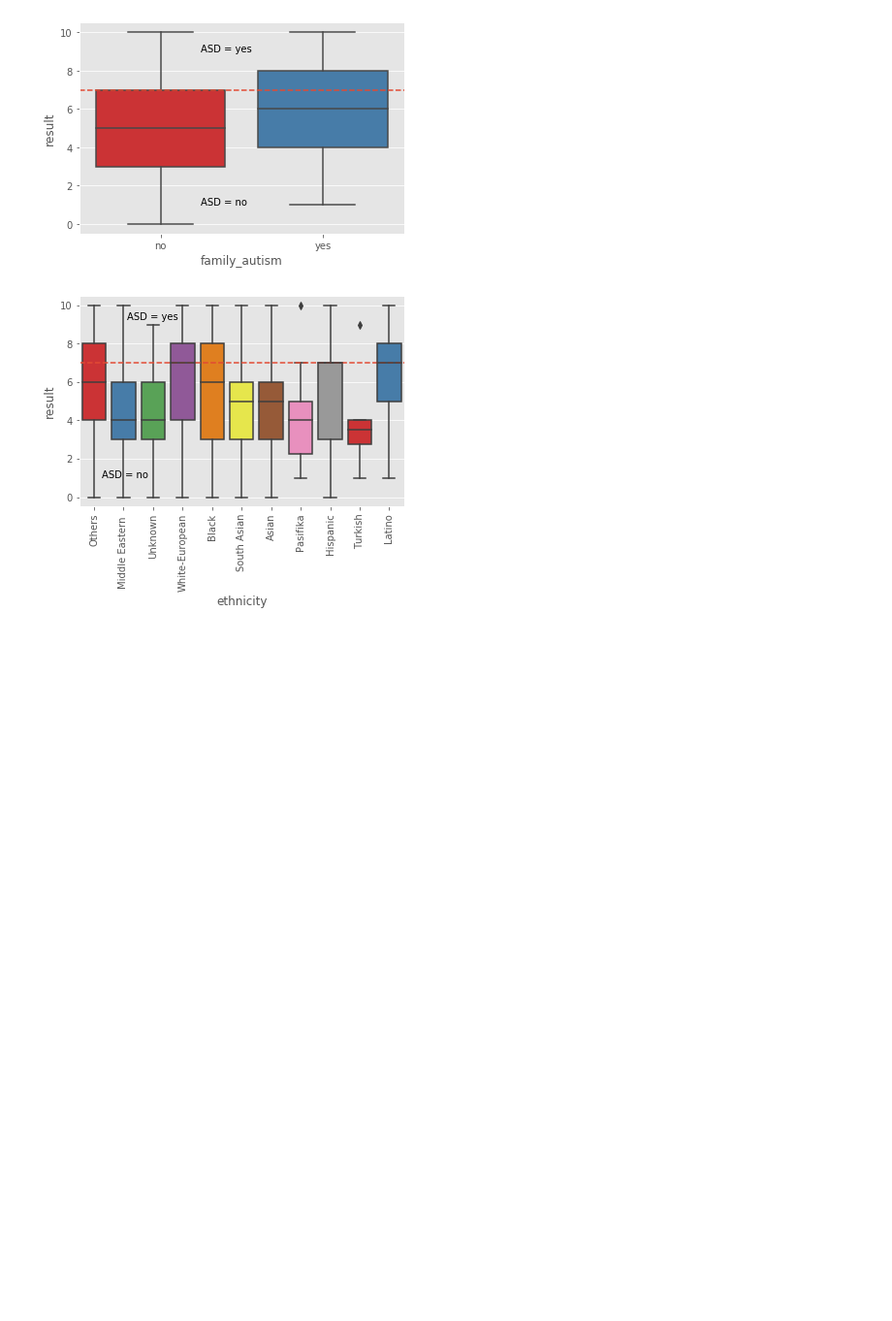
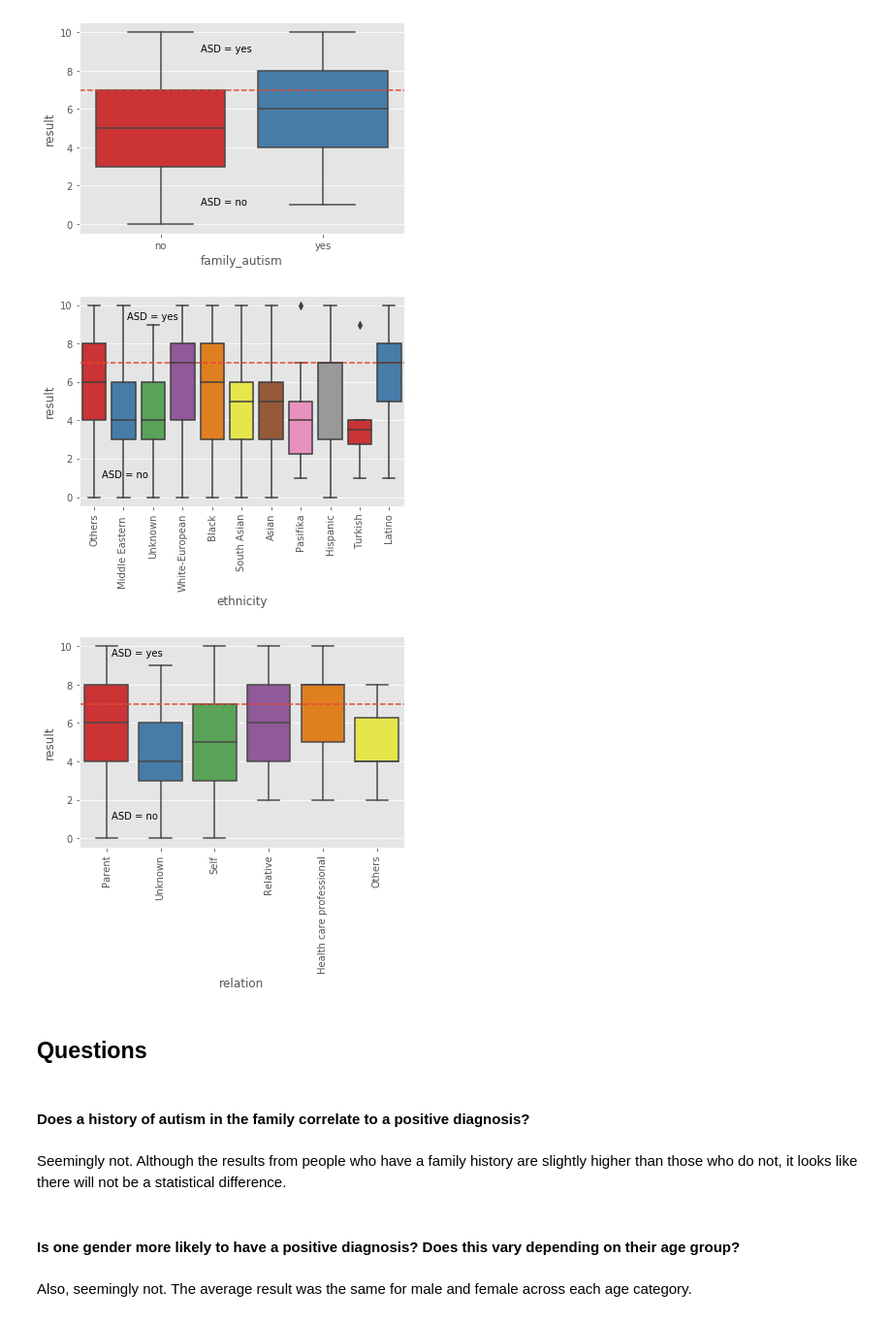
Before and after one commit to triffidia/Autism-Assessment-Project, a Jupyter notebook: Autism Data EDA.ipynb, the cells around one changed output. Shown at 97% size. Drawn from its saved outputs; the diff is of its cells as text; code cells hidden in the pictures; blank space fills up the shorter version.

```diff
--- a/Autism Data EDA.ipynb
+++ b/Autism Data EDA.ipynb
@@ -470,3 +473,22 @@ _ = plt.text(1.1,9.25, "ASD = yes")
 _ = plt.text(0.25,1, "ASD = no")
 # %% [output]
 [figure]
+# %%
+# Grouped boxplot by relation of person completing the assessment
+_ = sns.boxplot(x="relation", y="result", data=aut, palette="Set1")
+_ = _.set_xticklabels(_.get_xticklabels(),rotation=90)
+_ = plt.axhline(7, ls='--')
+_ = plt.text(0.1,9.5, "ASD = yes")
+_ = plt.text(0.1,1, "ASD = no")
+# %% [output]
+[figure, added]
+# %% [markdown]
+## Questions
+# %% [markdown]
+#### Does a history of autism in the family correlate to a positive diagnosis?
+# %% [markdown]
+Seemingly not.  Although the results from people who have a family history are slightly higher than those who do not, it looks like there will not be a statistical difference.
+# %% [markdown]
+#### Is one gender more likely to have a positive diagnosis? Does this vary depending on their age group?
+# %% [markdown]
+Also, seemingly not.  The average result was the same for male and female across each age category.
```
Also changed, not shown: parts of 11 cells of this notebook.
